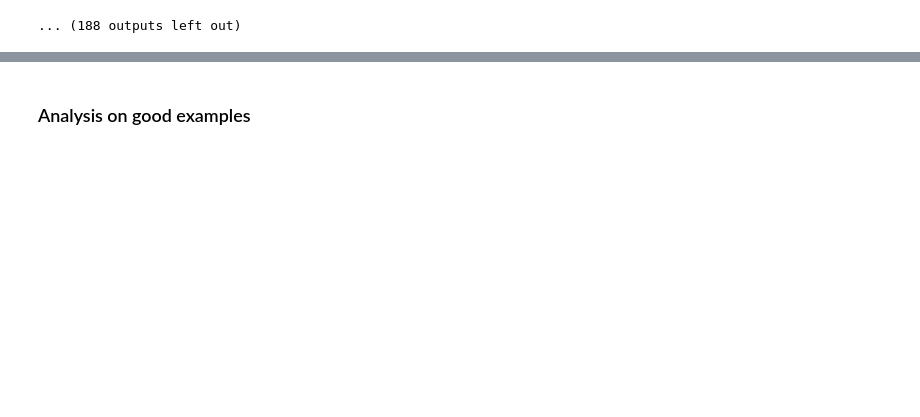
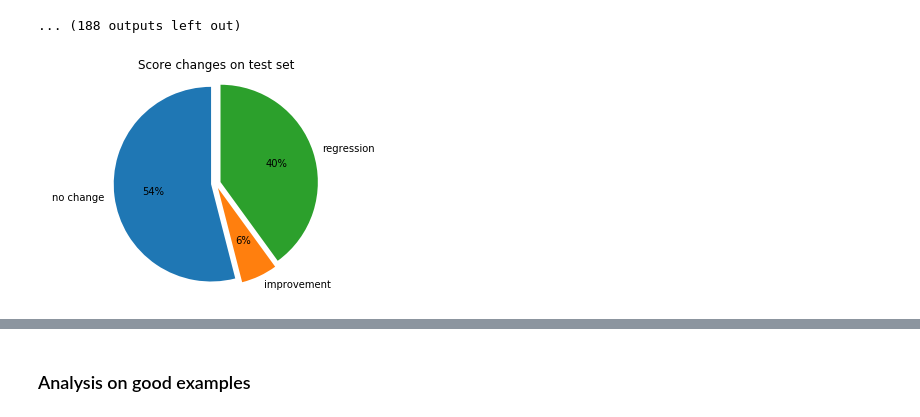
Before and after one commit to pmaslankowski/OpenNMT-py, a Jupyter notebook: research/notebook.ipynb, the cells around one changed output, grey strips where cells are left out. Drawn from its saved outputs; the diff is of its cells as text; code cells hidden in the pictures; blank space fills up the shorter version.

```diff
--- a/research/notebook.ipynb
+++ b/research/notebook.ipynb
@@ -990,3 +1081,15 @@ tensor([[-10.3584, -10.3566, -10.3532,  ..., -10.3551, -10.3553, -10.3566],
 ▁Aber ▁der ▁Bruder ▁des ▁Opfer s ▁sagt , ▁er ▁könne ▁niemand en ▁denken , ▁der ▁ihn ▁verletz en ▁würde , ▁und ▁sagt : ▁" Es ▁ging ▁ihm ▁endlich ▁gut . " [ cscore=9.470529556274414, dscore=9.3565597534 ...
 [interactive output not drawn]
 ... (188 outputs left out)
+# %%
+labels = ['no change', 'improvement', 'regression']
+sizes = [54, 6, 40]
+explode = [0.05, 0.05, 0.05]
+plt.title('Score changes on test set')
+plt.pie(sizes, explode=explode, labels=labels, autopct='%1.f%%',
+        shadow=False, startangle=90)
+plt.axis('equal')
+plt.savefig('scores_pie.pdf')
+plt.show()
+# %% [output]
+[figure, added]
```
Also changed, not shown: parts of 25 cells of this notebook, 6 other files.
